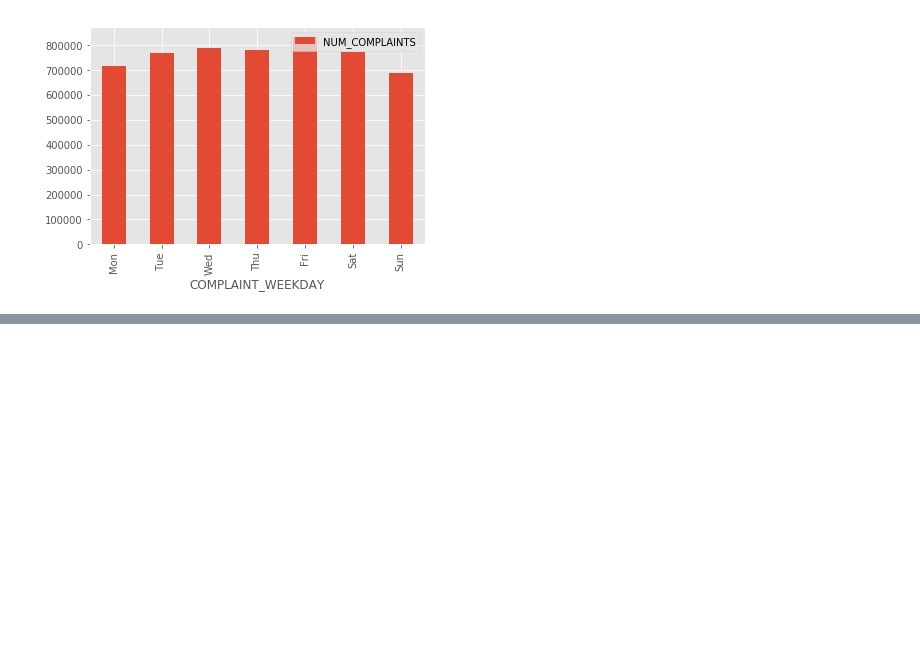
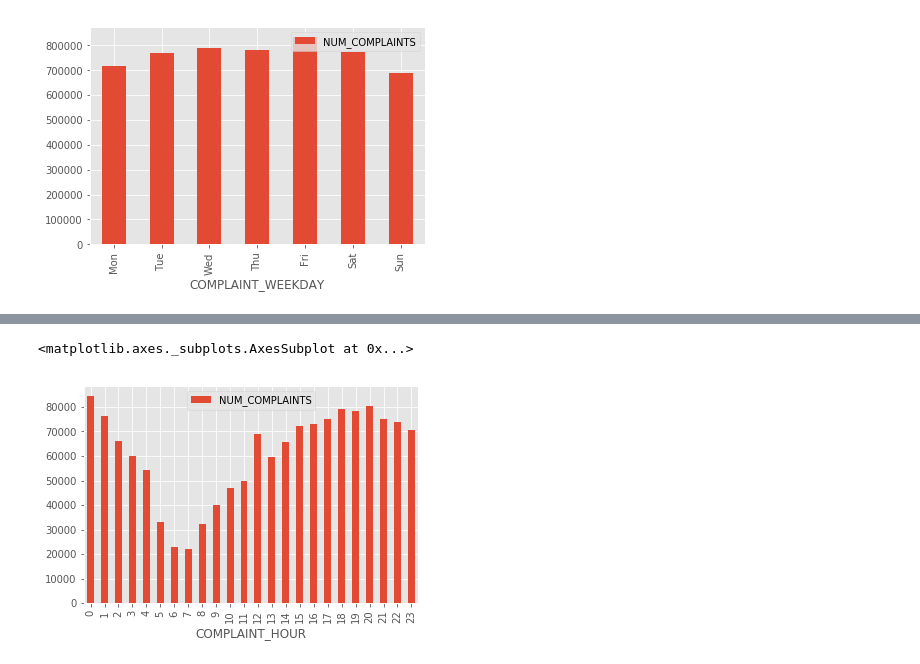
Before and after one commit to strikingmoose/nypd_complaints, a Jupyter notebook: notebook/10 - Data Exploration (Part V - Date-Time Exploration).ipynb, the cells around one changed output, grey strips where cells are left out. Cells and saved outputs as stored; diff of their text form; code cells hidden in the pictures; blank space fills up the shorter version.

```diff
--- a/notebook/10 - Data Exploration (Part V - Exploration & Analysis).ipynb
+++ b/notebook/10 - Data Exploration (Part V - Date-Time Exploration).ipynb
@@ -565,0 +585,8 @@ More complaints on Fridays, less on Mondays and Sundays... I can see both of the
+# %%
+hourly_result = %read_sql \
+SELECT \
+    CAST(COMPLAINT_START_TIMESTAMP_HOUR AS INT) AS COMPLAINT_HOUR, \
+    COUNT(*) AS NUM_COMPLAINTS \
+FROM df_filtered \
+WHERE COMPLAINT_START_TIMESTAMP_WEEKDAY IN ('Sat', 'Sun') \
+GROUP BY COMPLAINT_START_TIMESTAMP_HOUR
@@ -565,0 +595,6 @@ More complaints on Fridays, less on Mondays and Sundays... I can see both of the
+# %%
+# Plot number of complaints per hour on the weekend
+hourly_result.sort_values('COMPLAINT_HOUR', ascending = True).plot(kind = 'bar', x = 'COMPLAINT_HOUR', y = 'NUM_COMPLAINTS')
+# %% [output]
+<matplotlib.axes._subplots.AxesSubplot at 0x...>
+[figure, added]
```
Also changed, not shown: parts of 25 cells of this notebook, 1 other file.
